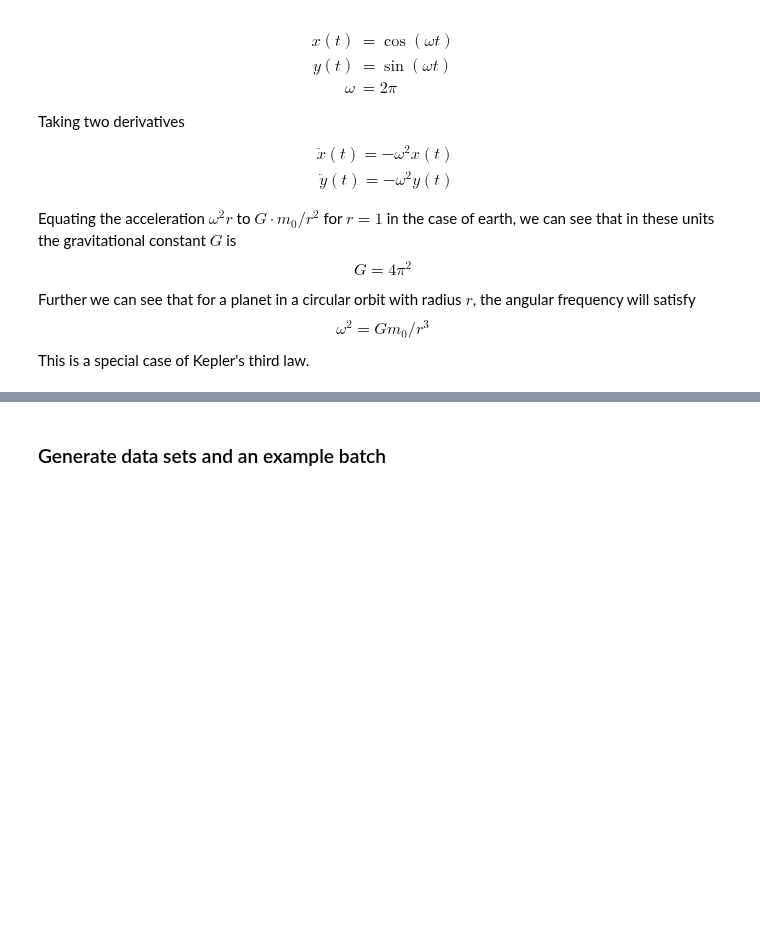
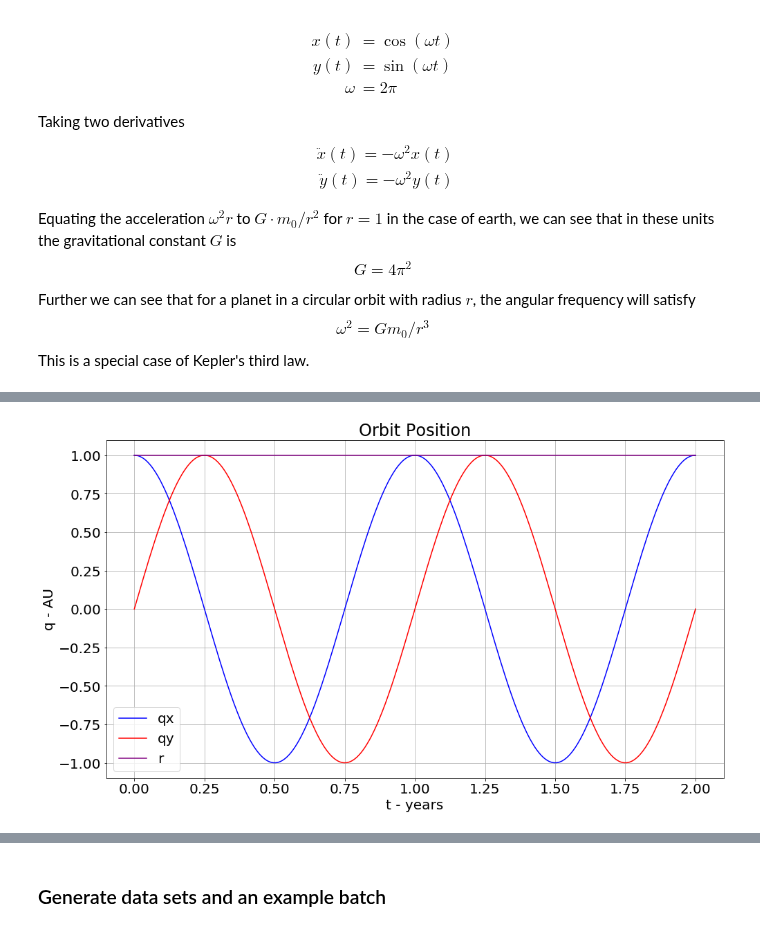
Before and after one commit to memanuel/IACS-n-body, a Jupyter notebook: src/two-body-restricted-circular.ipynb, the cells around one changed output, grey strips where cells are left out. Cells and saved outputs as stored; diff of their text form; code cells hidden in the pictures; blank space fills up the shorter version.

```diff
--- a/src/two-body-restricted-circular.ipynb
+++ b/src/two-body-restricted-circular.ipynb
@@ -81,5 +78,7 @@ inputs_earth, outputs_earth = make_traj_r2bc(r0=1.0, theta0=0.0, n_years=2)
 # Combined dict
 data_earth = {**inputs_earth, **outputs_earth}
 # %%
-# fig, ax = plot_orbit_q(data_earth)
+fig, ax = plot_orbit_q(data_earth)
+# %% [output]
+[figure, added]
 # %%
```
Also changed, not shown: parts of 29 cells of this notebook, 6 other files.
